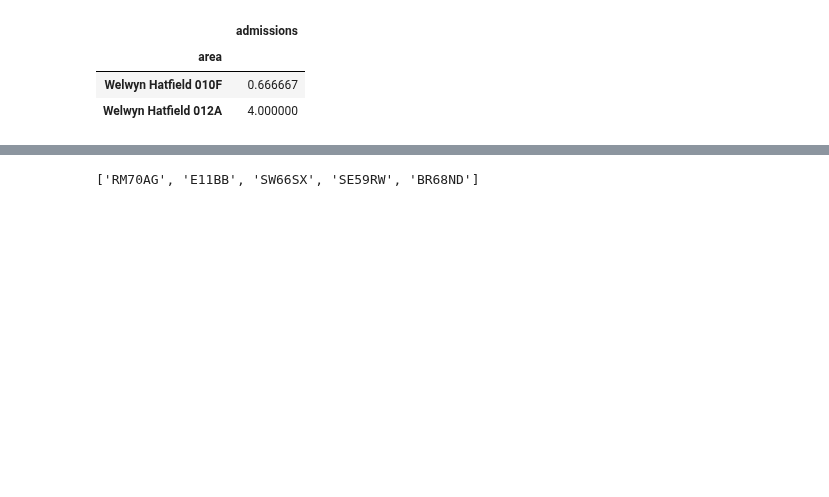
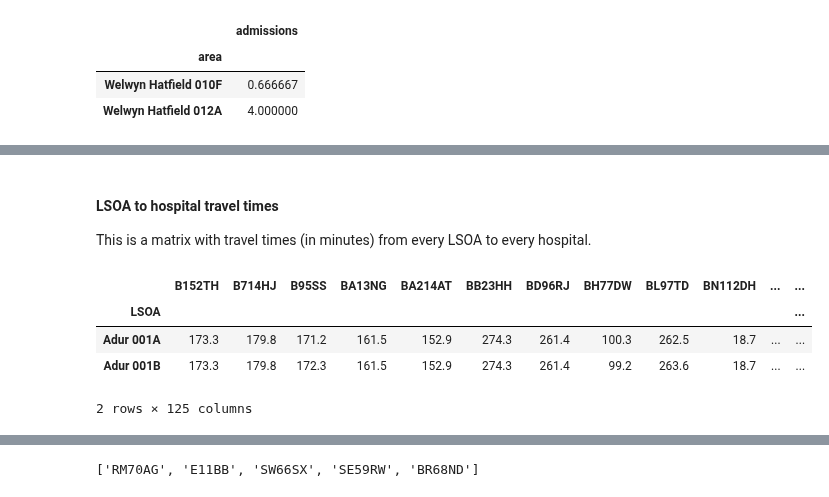
Before and after one commit to samuel-book/stroke_unit_demographics, a Jupyter notebook: 01_combine_demographic_data.ipynb, the cells around one changed output, grey strips where cells are left out. Saved outputs shown, nothing was run; the diff lists cells and outputs as text; code cells hidden in the pictures; blank space fills up the shorter version.

```diff
--- a/01_combine_demographic_data.ipynb
+++ b/01_combine_demographic_data.ipynb
@@ -36,0 +75,18 @@ units.head(2)
+# %% [markdown]
+#### LSOA to hospital travel times
+
+This is a matrix with travel times (in minutes) from every LSOA to every hospital.
+# %%
+travel_time = pd.read_csv(os.path.join(paths.data, paths.travel_matrix_csv),
+                          index_col='LSOA')
+
+# Remove any leading spaces in column titles
+travel_time.columns = travel_time.columns.str.lstrip()
+
+travel_time.head(2)
+# %% [output]
+|  | B152TH | B714HJ | B95SS | BA13NG | BA214AT | BB23HH | BD96RJ | BH77DW | BL97TD | BN112DH | ... | ... |
+| LSOA |  |  |  |  |  |  |  |  |  |  |  | ... |
+| Adur 001A | 173.3 | 179.8 | 171.2 | 161.5 | 152.9 | 274.3 | 261.4 | 100.3 | 262.5 | 18.7 | ... | ... |
+| Adur 001B | 173.3 | 179.8 | 172.3 | 161.5 | 152.9 | 274.3 | 261.4 | 99.2 | 263.6 | 18.7 | ... | ... |
+2 rows × 125 columns
```
Also changed, not shown: parts of 44 cells of this notebook.
